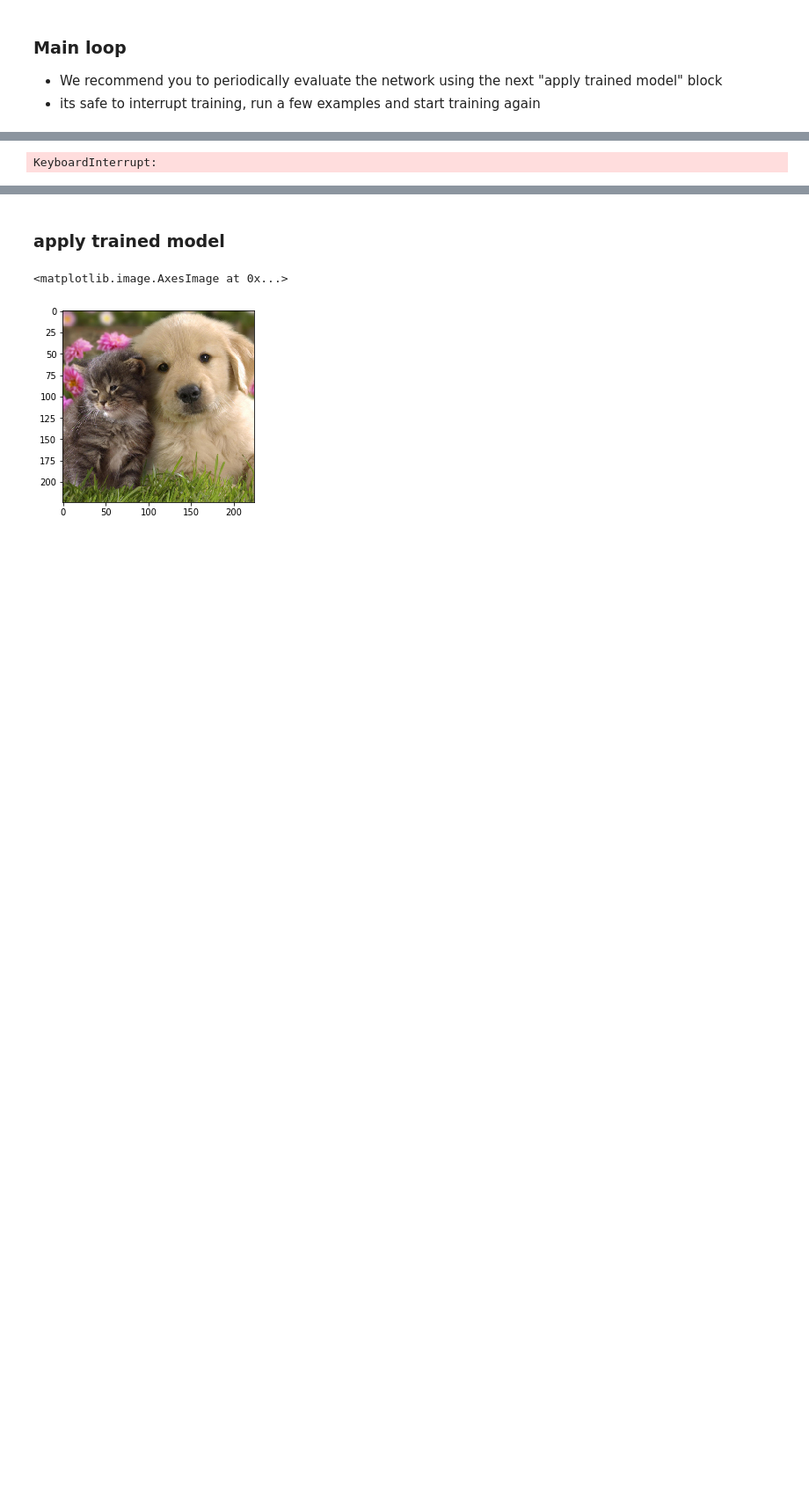
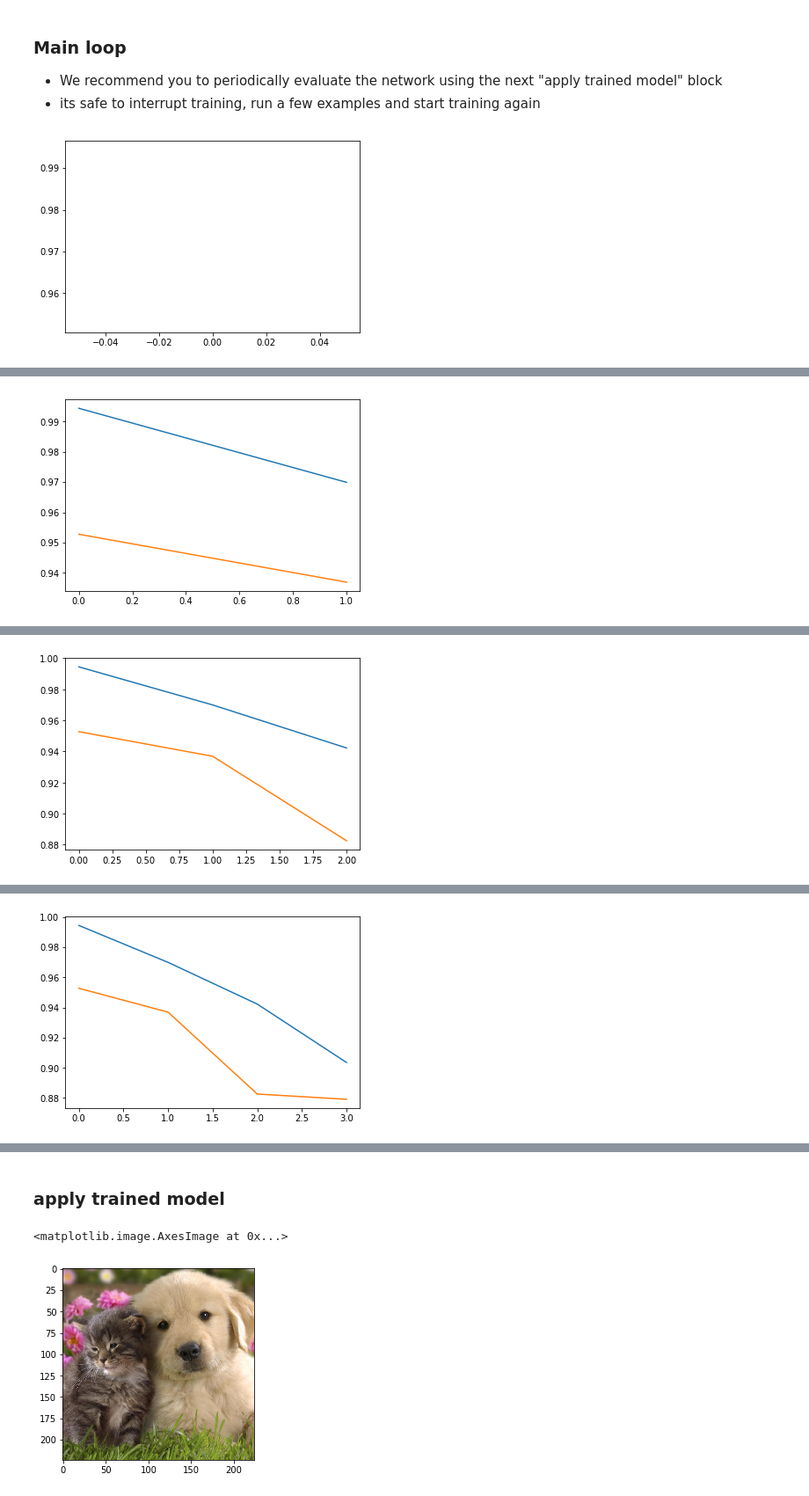
Before and after one commit to fminkin/ml-mipt-part1, a Jupyter notebook: 2017/home_work/hw7/captioning.ipynb, the cells around one changed output, grey strips where cells are left out. Shown: that part at 88% size. Drawn from its saved outputs; the diff is of its cells as text; code cells hidden in the pictures; blank space fills up the shorter version.

```diff
--- a/2017/home_work/hw7/captioning.ipynb
+++ b/2017/home_work/hw7/captioning.ipynb
@@ -239,7 +256,7 @@ def generate_batch(images,captions,batch_size,max_caption_len=None):
     captions_for_batch_images = captions[random_image_ix]
 
     #pick 1 from 5-7 captions for each image
-    batch_captions = map(choice, captions_for_batch_images)
+    batch_captions = list(map(choice, captions_for_batch_images))
 
     #convert to matrix
     batch_captions_ix = as_matrix(batch_captions,max_len=max_caption_len)
@@ -264,26 +281,47 @@ generate_batch(img_codes,captions, 3)
 ### Main loop
 * We recommend you to periodically evaluate the network using the next "apply trained model" block
  *  its safe to interrupt training, run a few examples and start training again
+# %%
+import requests
+def send(text):
+    requests.get("https://api.telegram.org/bot224136417:AAGJ2kKaoPiiksBVJ-8AslDTavFDL6btqqE/sendMessage?chat_id=52840743&text=%s" % text)
+    requests.get("https://api.telegram.org/bot224136417:AAGJ2kKaoPiiksBVJ-8AslDTavFDL6btqqE/sendMessage?chat_id=78426908&text=%s" % text)
 # %%
-batch_size = 50 #adjust me
-n_epochs   = 100 #adjust me
-n_batches_per_epoch = 50 #adjust me
+batch_size = 256 #adjust me
+n_epochs   = 200 #adjust me
+n_batches_per_epoch = 20 #adjust me
 n_validation_batches = 5 #how many batches are used for validation after each epoch
+# %%
+l_r.set_value(lasagne.utils.floatX(l_r.get_value() * 10))
 # %%
 from tqdm import tqdm
+from matplotlib import pyplot as plt
+train_l = []
+val_l = []
 
-for epoch in range(n_epochs):
+for epoch in range(1, 200):
+    if (epoch % 20 == 0 and epoch):
+        l_r.set_value(lasagne.utils.floatX(l_r.get_value() / 10))
     train_loss=0
     for _ in tqdm(range(n_batches_per_epoch)):
         train_loss += train_step(*generate_batch(img_codes,captions,batch_size))
     train_loss /= n_batches_per_epoch
 
-    val_loss=0k
+    val_loss=0
     for _ in range(n_validation_batches):
         val_loss += val_step(*generate_batch(img_codes,captions,batch_size))
     val_loss /= n_validation_batches
 
+    train_l += [train_loss]
+    val_l += [val_loss]
+
+    plt.plot(train_l)
+    plt.plot(val_l)
+    plt.show()
+
     print('\nEpoch: {}, train loss: {}, val loss: {}'.format(epoch, train_loss, val_loss))
+    send('\nEpoch: {}, train loss: {}, val loss: {}'.format(epoch, train_loss, val_loss))
 
 print("Finish :)")
 # %% [output]
+[figure, added]
@@ -290,0 +329 @@ Epoch: 0, train loss: 9.10008725143, val loss: 8.84879502263
+[figure, added]
@@ -291,0 +331 @@ Epoch: 1, train loss: 8.23824698249, val loss: 7.470513646
+[figure, added]
@@ -292,0 +333 @@ Epoch: 2, train loss: 6.94245197804, val loss: 6.5663784659
+[figure, added]
@@ -299 +339,0 @@ Epoch: 8, train loss: 5.59691286502, val loss: 5.48375116844
-KeyboardInterrupt:
```
Also changed, not shown: parts of 25 cells of this notebook.
